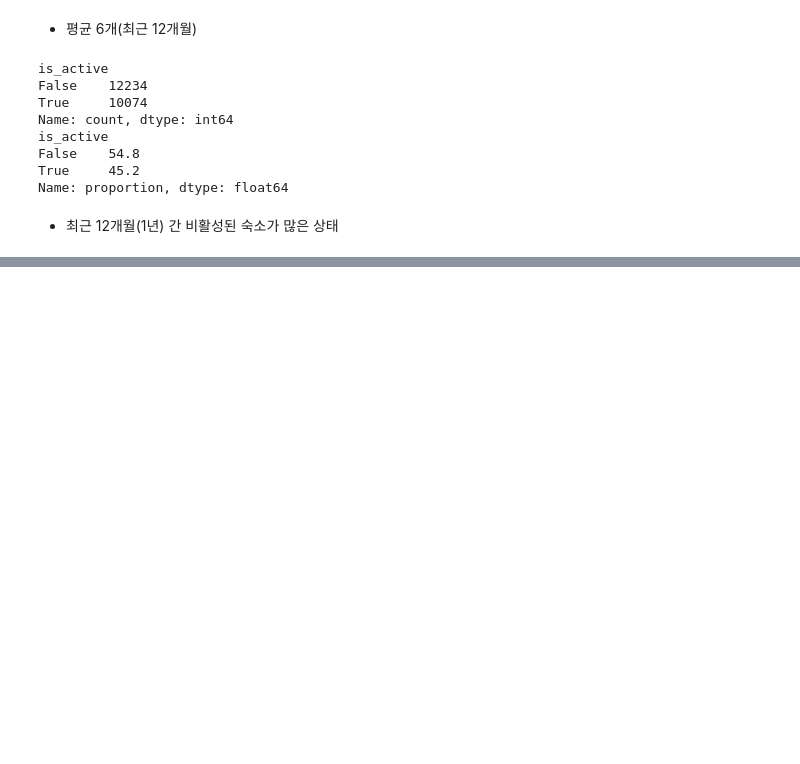
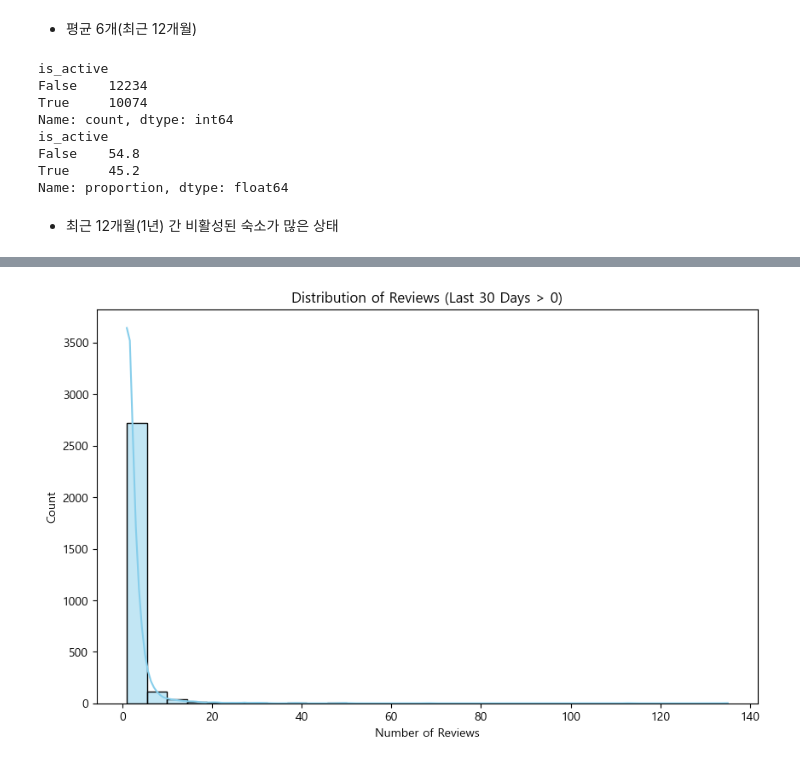
Before and after one commit to sybeom528/airbnb_price_prediction, a Jupyter notebook: notebooks/pjh.ipynb, the cells around one changed output, grey strips where cells are left out. Drawn from its saved outputs; the diff is of its cells as text; code cells hidden in the pictures; blank space fills up the shorter version.

```diff
--- a/notebooks/pjh.ipynb
+++ b/notebooks/pjh.ipynb
@@ -672,0 +707,11 @@ Name: proportion, dtype: float64
+# %%
+target_l30d = df.loc[df['number_of_reviews_l30d'] > 0, 'number_of_reviews_l30d']
+
+plt.figure(figsize=(10, 6))
+sns.histplot(target_l30d, kde=True, color='skyblue', bins=30)
+plt.title('Distribution of Reviews (Last 30 Days > 0)')
+plt.xlabel('Number of Reviews')
+plt.ylabel('Count')
+plt.show()
+# %% [output]
+[figure, added]
```
Also changed, not shown: parts of 6 cells of this notebook.
